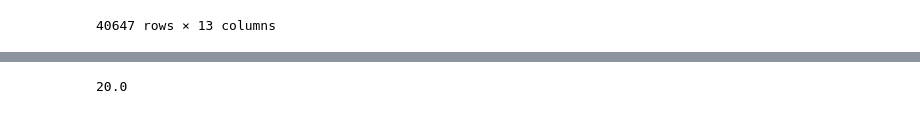
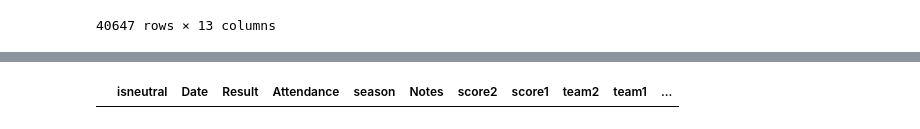
Before and after one commit to easella/cfl, a Jupyter notebook: cfl-elos.ipynb, the cells around one changed output, grey strips where cells are left out. Saved outputs shown, nothing was run; the diff lists cells and outputs as text; code cells hidden in the pictures.

```diff
--- a/cfl-elos.ipynb
+++ b/cfl-elos.ipynb
@@ -553,4 +417,4 @@ for row in df.itertuples():
-# %%
-vegw
-# %% [output]
-20.0
+# %%
+df[df.index==25592]
+# %% [output]
+|  | isneutral | Date | Result | Attendance | season | Notes | score2 | score1 | team2 | team1 | ... |
```
Also changed, not shown: parts of 5 cells of this notebook.
